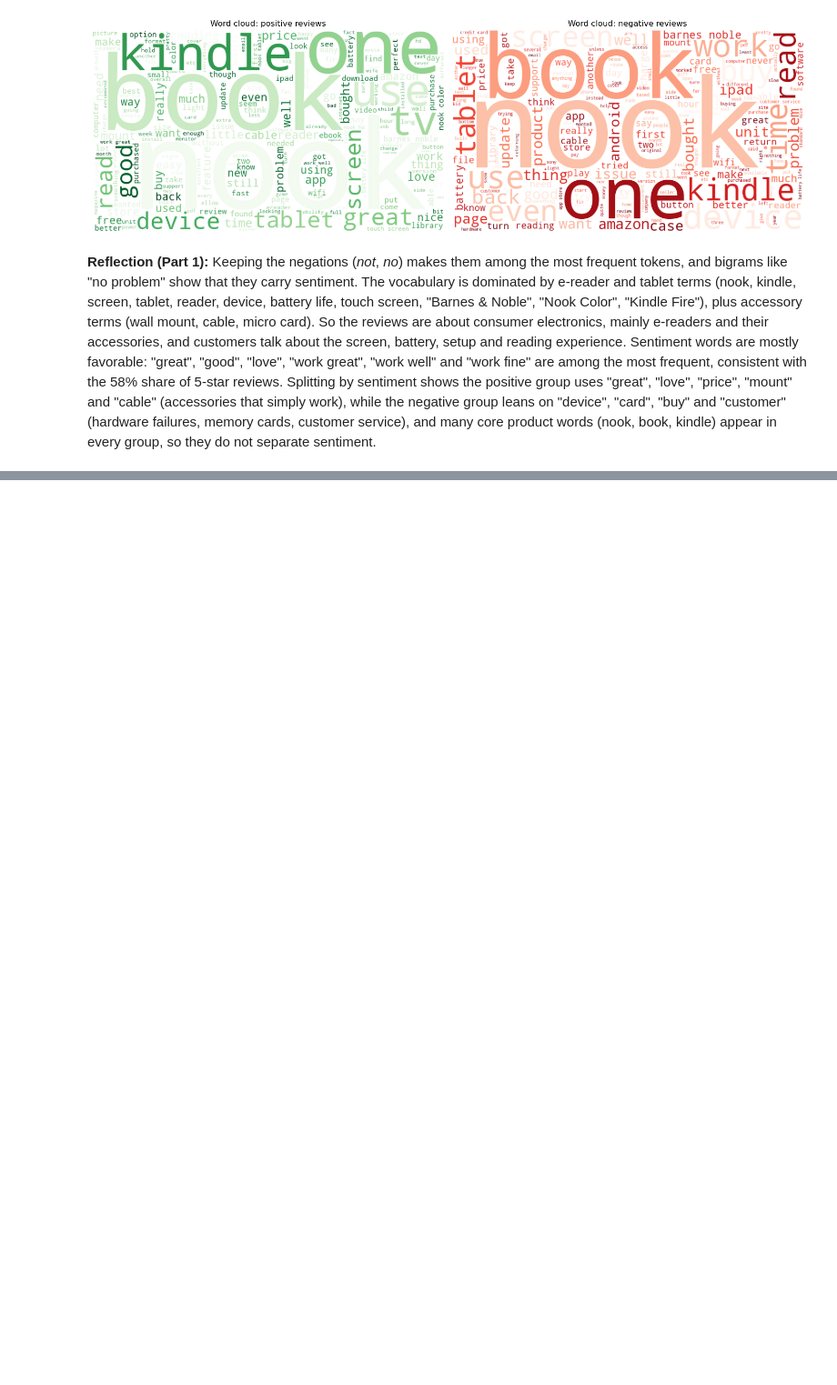
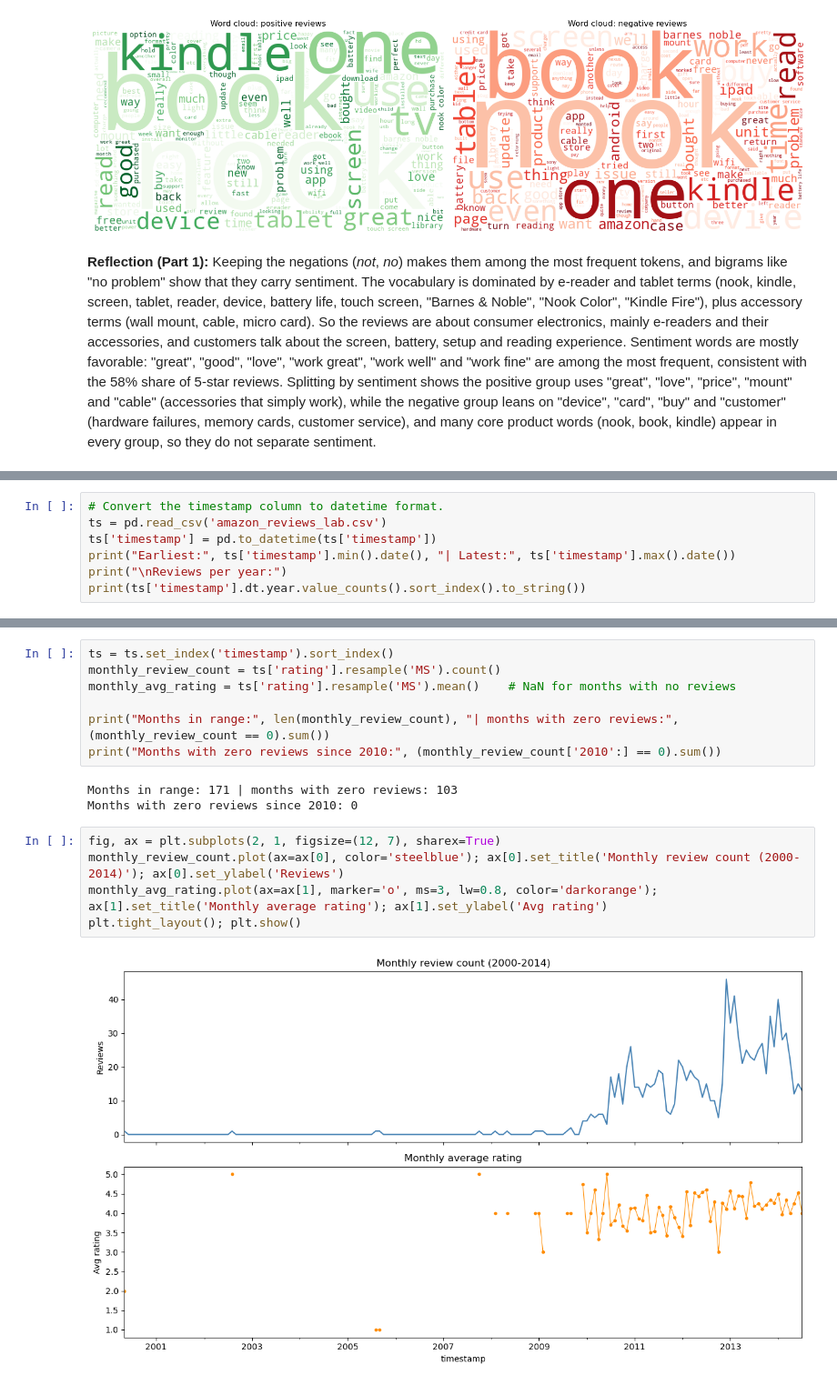
Before and after one commit to Gyrith/Amazon-reviews-NLP-Time-Series-Neural-Networks, a Jupyter notebook: C09_MO8.ipynb, the cells around one changed output, grey strips where cells are left out. Shown at 91% size. Drawn from its saved outputs; the diff is of its cells as text; blank space fills up the shorter version.

```diff
--- a/C09_MO8.ipynb
+++ b/C09_MO8.ipynb
@@ -340,0 +366,7 @@ Keeping the negations (*not*, *no*) makes them among the most frequent tokens, a
+# %%
+# Convert the timestamp column to datetime format.
+ts = pd.read_csv('amazon_reviews_lab.csv')
+ts['timestamp'] = pd.to_datetime(ts['timestamp'])
+print("Earliest:", ts['timestamp'].min().date(), "| Latest:", ts['timestamp'].max().date())
+print("\nReviews per year:")
+print(ts['timestamp'].dt.year.value_counts().sort_index().to_string())
@@ -340,0 +389,17 @@ Keeping the negations (*not*, *no*) makes them among the most frequent tokens, a
+# %%
+ts = ts.set_index('timestamp').sort_index()
+monthly_review_count = ts['rating'].resample('MS').count()
+monthly_avg_rating = ts['rating'].resample('MS').mean()    # NaN for months with no reviews
+
+print("Months in range:", len(monthly_review_count), "| months with zero reviews:", (monthly_review_count == 0).sum())
+print("Months with zero reviews since 2010:", (monthly_review_count['2010':] == 0).sum())
+# %% [output]
+Months in range: 171 | months with zero reviews: 103
+Months with zero reviews since 2010: 0
+# %%
+fig, ax = plt.subplots(2, 1, figsize=(12, 7), sharex=True)
+monthly_review_count.plot(ax=ax[0], color='steelblue'); ax[0].set_title('Monthly review count (2000-2014)'); ax[0].set_ylabel('Reviews')
+monthly_avg_rating.plot(ax=ax[1], marker='o', ms=3, lw=0.8, color='darkorange'); ax[1].set_title('Monthly average rating'); ax[1].set_ylabel('Avg rating')
+plt.tight_layout(); plt.show()
+# %% [output]
+[figure, added]
```
Also changed, not shown: parts of 16 cells of this notebook.
